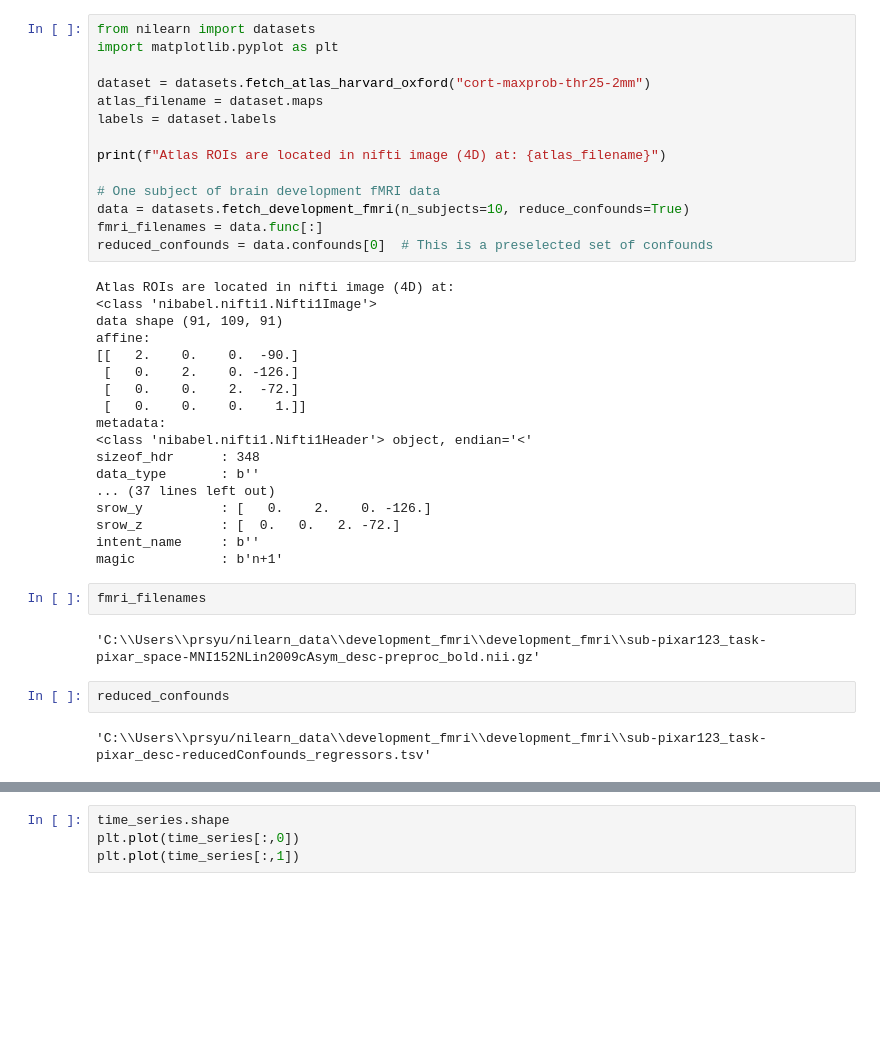
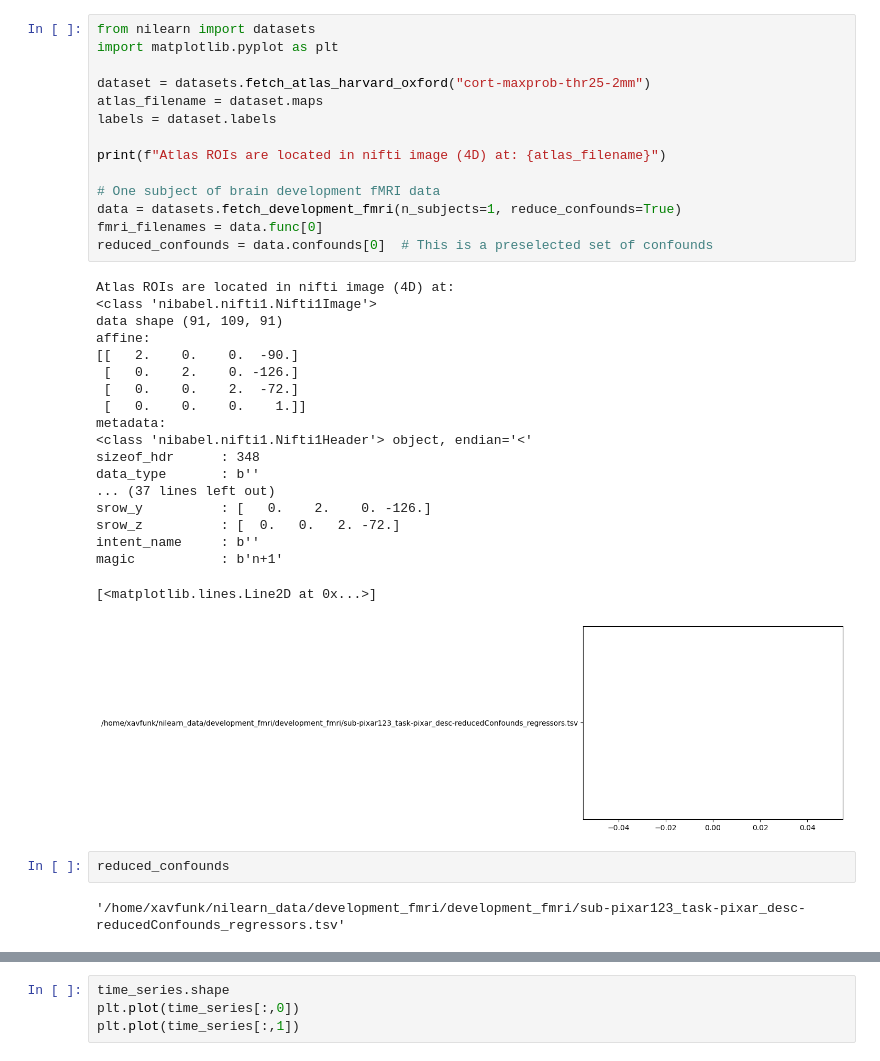
Before and after one commit to opdewinter/prsm-neuro-crash-course, a Jupyter notebook: nilearn first steps.ipynb, the cells around one changed output, grey strips where cells are left out. Cells and saved outputs as stored; diff of their text form; blank space fills up the shorter version.

Commit message:
Revert "Update nilearn first steps.ipynb"
This reverts commit 8c34367ffd3797e71589823e0e26b1560570567c.

```diff
--- a/nilearn first steps.ipynb
+++ b/nilearn first steps.ipynb
@@ -1,43 +1,41 @@
 # %%
 from nilearn import datasets
 import matplotlib.pyplot as plt
 
 dataset = datasets.fetch_atlas_harvard_oxford("cort-maxprob-thr25-2mm")
 atlas_filename = dataset.maps
 labels = dataset.labels
 
 print(f"Atlas ROIs are located in nifti image (4D) at: {atlas_filename}")
 
 # One subject of brain development fMRI data
-data = datasets.fetch_development_fmri(n_subjects=10, reduce_confounds=True)
-fmri_filenames = data.func[:]
+data = datasets.fetch_development_fmri(n_subjects=1, reduce_confounds=True)
+fmri_filenames = data.func[0]
 reduced_confounds = data.confounds[0]  # This is a preselected set of confounds
 # %% [output]
 Atlas ROIs are located in nifti image (4D) at:
 <class 'nibabel.nifti1.Nifti1Image'>
 data shape (91, 109, 91)
 affine:
 [[   2.    0.    0.  -90.]
  [   0.    2.    0. -126.]
  [   0.    0.    2.  -72.]
  [   0.    0.    0.    1.]]
 metadata:
 <class 'nibabel.nifti1.Nifti1Header'> object, endian='<'
 sizeof_hdr      : 348
 data_type       : b''
 ... (37 lines left out)
 srow_y          : [   0.    2.    0. -126.]
 srow_z          : [  0.   0.   2. -72.]
 intent_name     : b''
 magic           : b'n+1'
+[<matplotlib.lines.Line2D at 0x...>]
+[figure, added]
-# %%
-fmri_filenames
-# %% [output]
-'C:\\Users\\prsyu/nilearn_data\\development_fmri\\development_fmri\\sub-pixar123_task-pixar_space-MNI152NLin2009cAsym_desc-preproc_bold.nii.gz'
 # %%
 reduced_confounds
 # %% [output]
-'C:\\Users\\prsyu/nilearn_data\\development_fmri\\development_fmri\\sub-pixar123_task-pixar_desc-reducedConfounds_regressors.tsv'
+'/home/xavfunk/nilearn_data/development_fmri/development_fmri/sub-pixar123_task-pixar_desc-reducedConfounds_regressors.tsv'
 # %%
 import pandas as pd
 confs = pd.read_csv(reduced_confounds, sep = '\t')
```
Also changed, not shown: parts of 3 cells of this notebook.
